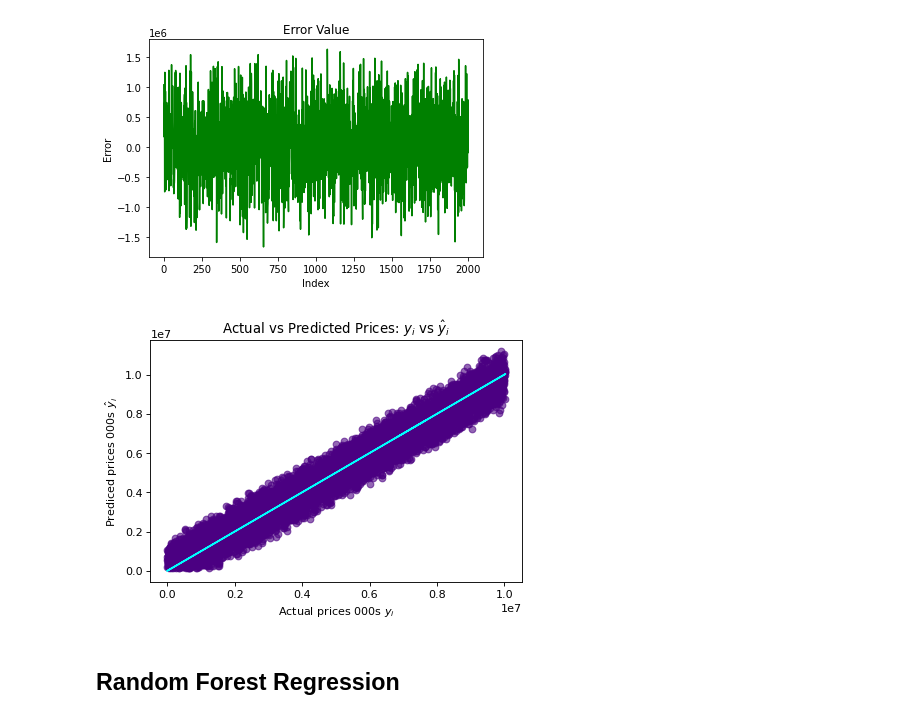
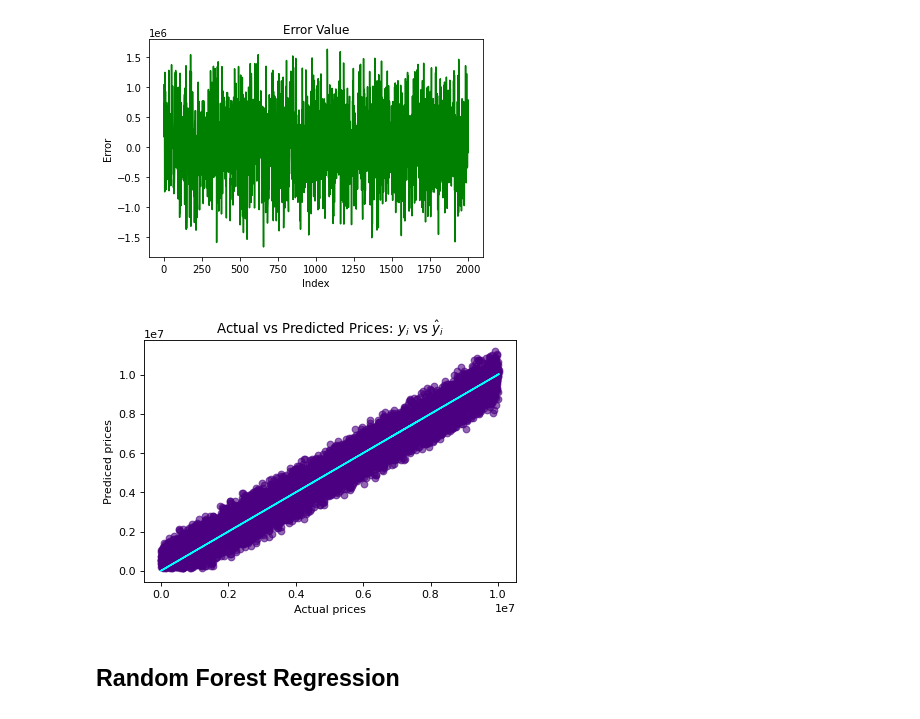
Before and after one commit to akshajt/Specialization-Regression, a Jupyter notebook: Paris Housing Regression Final.ipynb, the cells around one changed output. Cells and saved outputs as stored; diff of their text form; code cells hidden in the pictures.

```diff
--- a/Paris Housing Regression Final.ipynb
+++ b/Paris Housing Regression Final.ipynb
@@ -111,5 +105,5 @@ plt.plot(housing['squareMeters'], housing['price'])
 ### Splitting the dataset
 # %%
 y = housing['price']
-X = housing.drop('price', axis=1)
+X = housing.drop(['price','cityCode'], axis=1)
 # %%
@@ -177,15 +171,15 @@ plt.show()
 # %%
 predicted_vals = linreg.predict(X_train)
 # Original Regression of Actual vs. Predicted Prices
 plt.figure(dpi=80)
 plt.scatter(x=y_train, y=predicted_vals, c='indigo', alpha=0.6)
 plt.plot(y_train, y_train, color='cyan')
 plt.title(f'Actual vs Predicted Prices: $y _i$ vs $\hat y_i$',)
-plt.xlabel('Actual prices 000s $y _i$')
-plt.ylabel('Prediced prices 000s $\hat y _i$')
+plt.xlabel('Actual prices')
+plt.ylabel('Prediced prices')
 plt.show()
 # %% [output]
-[figure, old version]
+[figure, new version]
 # %% [markdown]
 ## Random Forest Regression
 # %%
```
Also changed, not shown: parts of 19 cells of this notebook.
